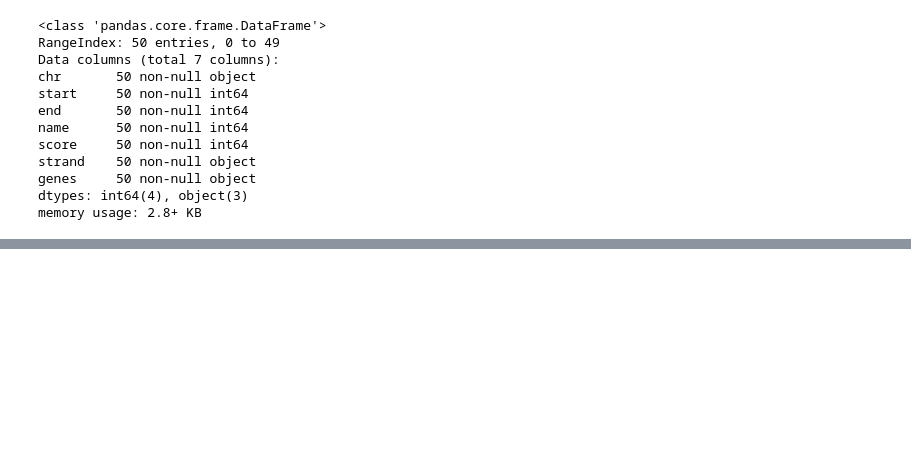
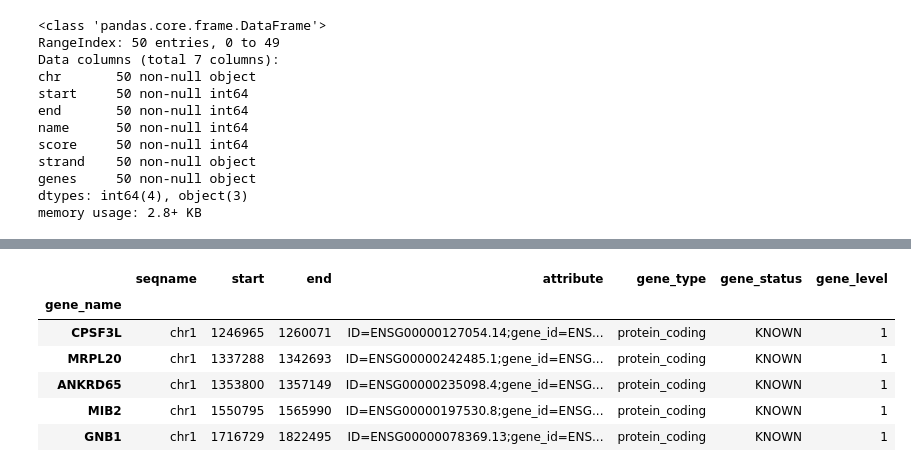
Before and after one commit to PubuduSaneth/intoTheGenomics, a Jupyter notebook: 01.Format_gencode_gff3.ipynb, the cells around one changed output, grey strips where cells are left out. Cells and saved outputs as stored; diff of their text form; code cells hidden in the pictures; blank space fills up the shorter version.

```diff
--- a/01.Format_gencode_gff3.ipynb
+++ b/01.Format_gencode_gff3.ipynb
@@ -322,0 +338,11 @@ memory usage: 2.5+ KB
+# %%
+gencode_genes = gencode_genes.set_index('gene_name')
+gencode_genes.head()
+# %% [output]
+|  | seqname | start | end | attribute | gene_type | gene_status | gene_level |
+| gene_name |  |  |  |  |  |  |  |
+| CPSF3L | chr1 | 1246965 | 1260071 | ID=ENSG00000127054.14;gene_id=ENS... | protein_coding | KNOWN | 1 |
+| MRPL20 | chr1 | 1337288 | 1342693 | ID=ENSG00000242485.1;gene_id=ENSG... | protein_coding | KNOWN | 1 |
+| ANKRD65 | chr1 | 1353800 | 1357149 | ID=ENSG00000235098.4;gene_id=ENSG... | protein_coding | KNOWN | 1 |
+| MIB2 | chr1 | 1550795 | 1565990 | ID=ENSG00000197530.8;gene_id=ENSG... | protein_coding | KNOWN | 1 |
+| GNB1 | chr1 | 1716729 | 1822495 | ID=ENSG00000078369.13;gene_id=ENS... | protein_coding | KNOWN | 1 |
```
Also changed, not shown: parts of 19 cells of this notebook.
